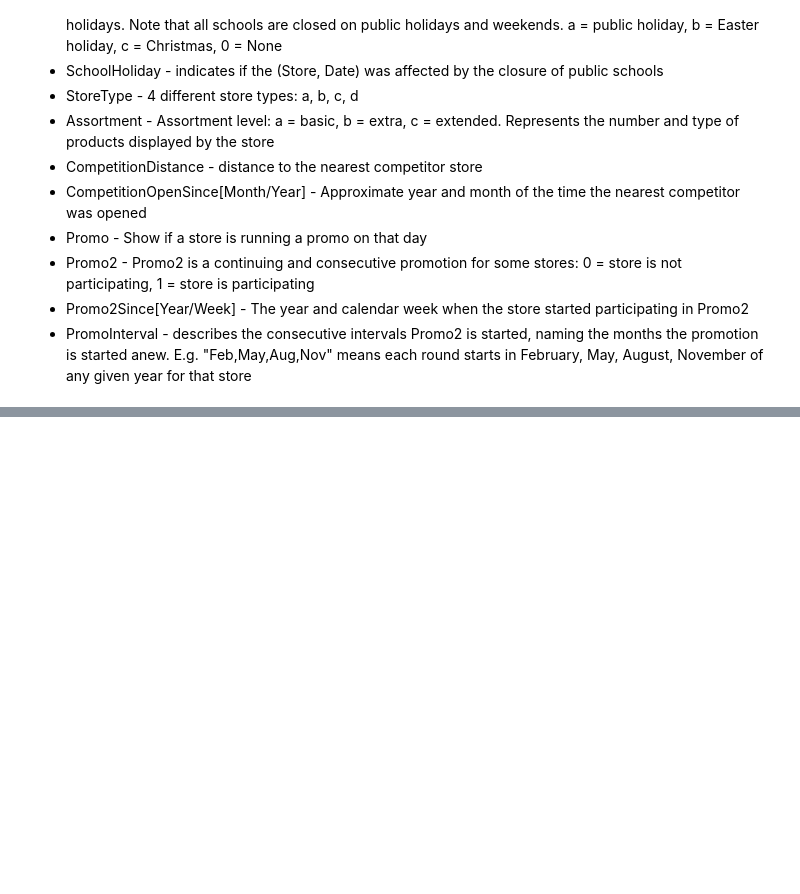
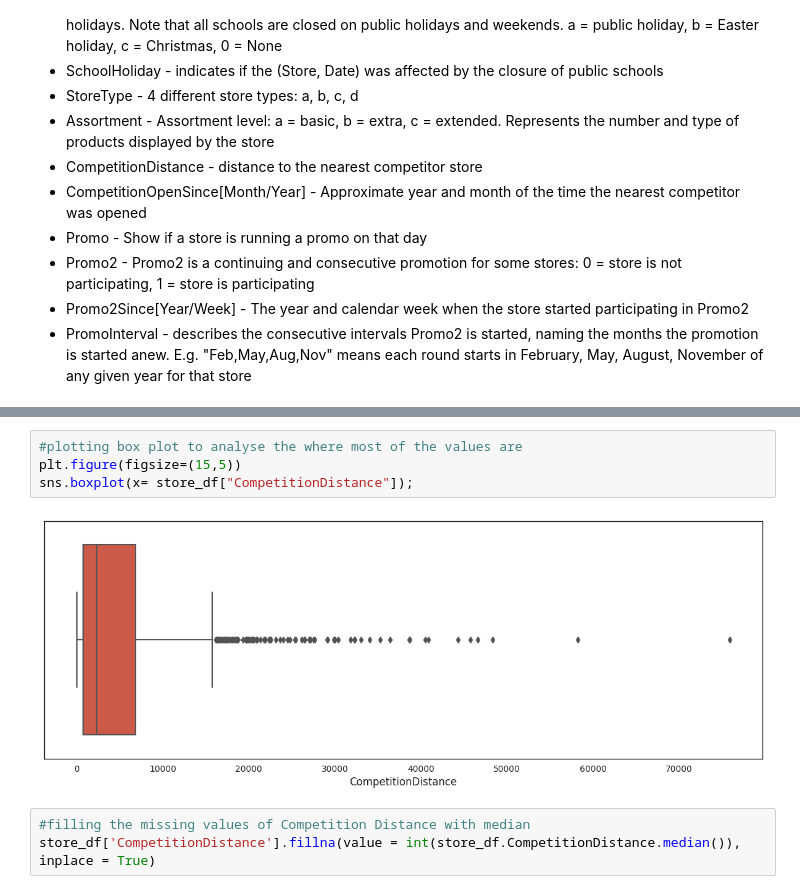
Before and after one commit to anirudhawagh/Sales-Prediction-Retail-Chain-Rossmann-through-Regression-based-Machine-Learning-Initiative, a Jupyter notebook: Retail_Sales_Prediction_By_Aniruddha.ipynb, the cells around one changed output, grey strips where cells are left out. Cells and saved outputs as stored; diff of their text form; blank space fills up the shorter version.

```diff
--- a/Retail_Sales_Prediction_By_Aniruddha.ipynb
+++ b/Retail_Sales_Prediction_By_Aniruddha.ipynb
@@ -335,0 +376,9 @@ store_df.describe(include="all")
+# %%
+#plotting box plot to analyse the where most of the values are
+plt.figure(figsize=(15,5))
+sns.boxplot(x= store_df["CompetitionDistance"]);
+# %% [output]
+[figure, added]
+# %%
+#filling the missing values of Competition Distance with median
+store_df['CompetitionDistance'].fillna(value = int(store_df.CompetitionDistance.median()), inplace = True)
```
Also changed, not shown: parts of 67 cells of this notebook.
